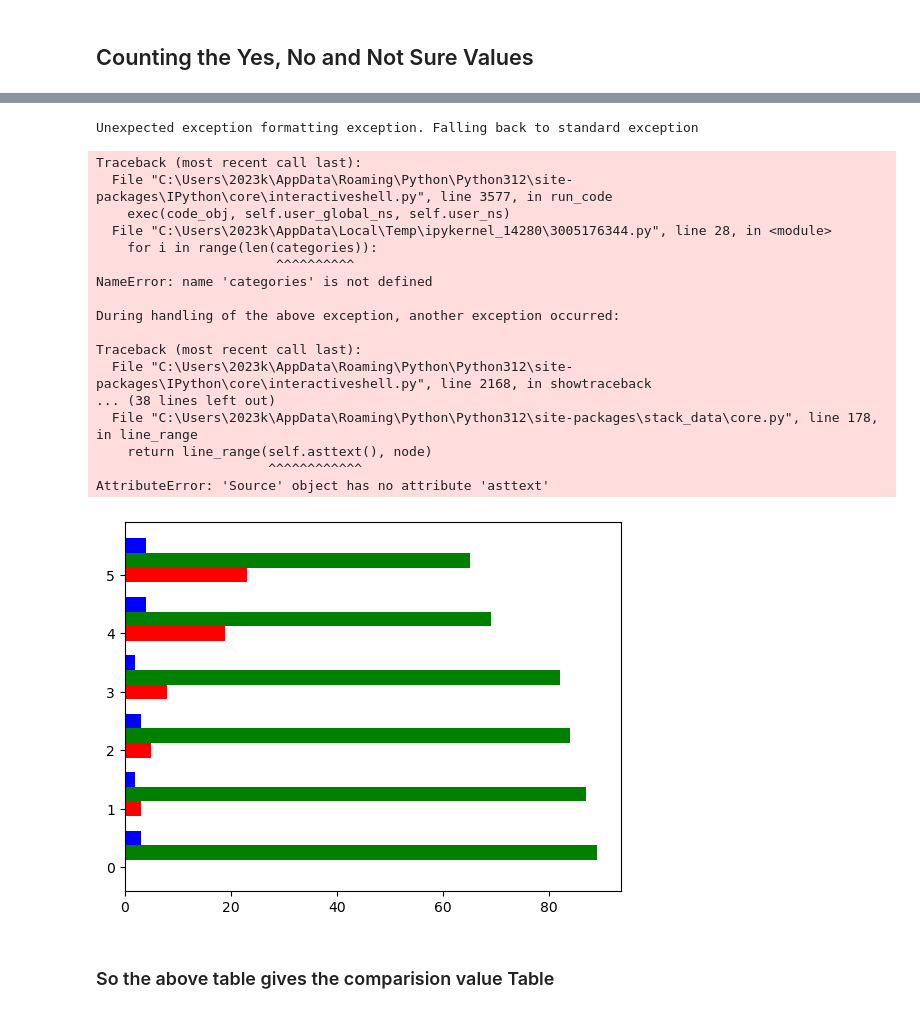
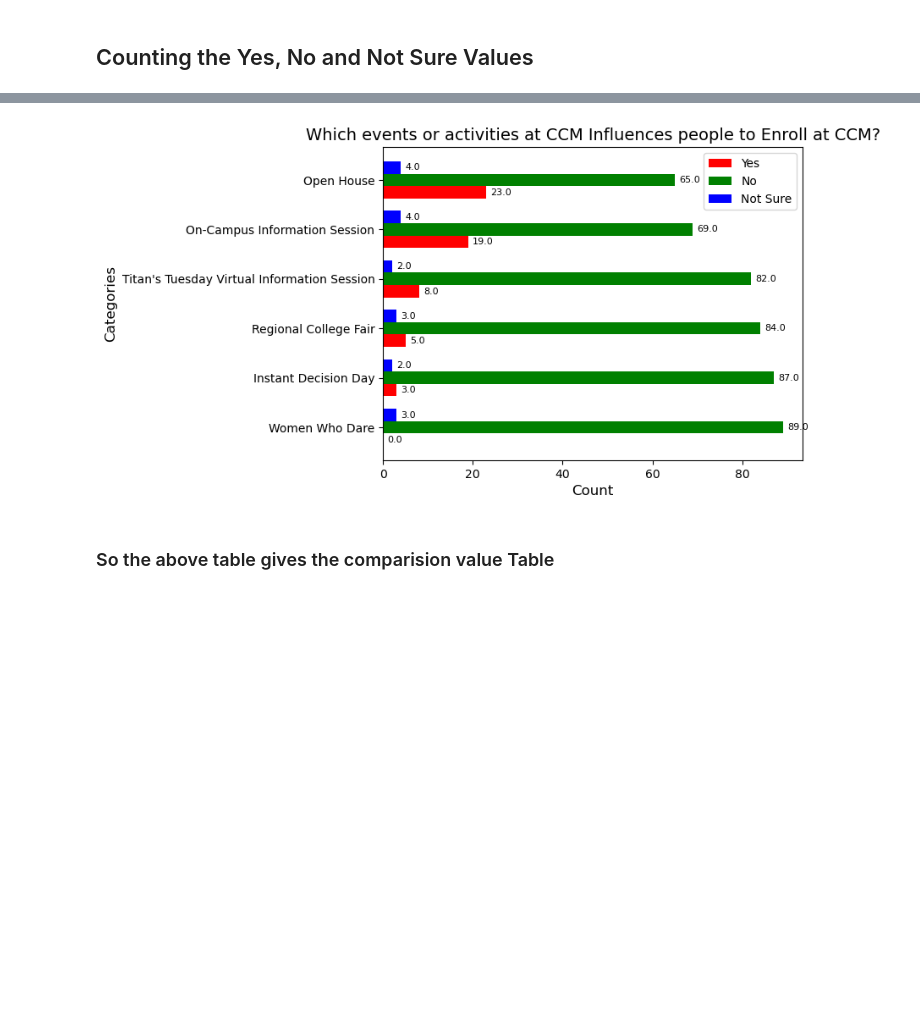
Before and after one commit to Kisshu24/College-Recruitment-Improvement-Study, a Jupyter notebook: project-1_part-3.ipynb, the cells around one changed output, grey strips where cells are left out. Saved outputs shown, nothing was run; the diff lists cells and outputs as text; code cells hidden in the pictures; blank space fills up the shorter version.

```diff
--- a/project-1_part-3.ipynb
+++ b/project-1_part-3.ipynb
@@ -273,59 +226,38 @@ x2b = table2['No'].to_numpy()
 x2c = table2['Not Sure'].to_numpy()
 
 y2 = table2['index'].to_numpy()
-
-# Example data
-
 
 # Define the bar height
 bar_height = 0.25
 
 # Set positions for the bars
 y = np.arange(len(y2))
 a1 = y
 a2 = y + bar_height
 a3 = y + (2 * bar_height)
 
 # Create the horizontal bar chart with different colors for each column
 plt.barh(a1, x2a, height=bar_height, color='red', label='Yes')
 plt.barh(a2, x2b, height=bar_height, color='green', label='No')
 plt.barh(a3, x2c, height=bar_height, color='blue', label='Not Sure')
 
 # Add counts on the bars
-for i in range(len(categories)):
+for i in range(len(y2)):
     plt.text(x2a[i] + 1, a1[i], str(x2a[i]), va='center', fontsize=8)
     plt.text(x2b[i] + 1, a2[i], str(x2b[i]), va='center', fontsize=8)
     plt.text(x2c[i] + 1, a3[i], str(x2c[i]), va='center', fontsize=8)
 
 # Add titles and labels
 plt.title('Which events or activities at CCM Influences people to Enroll at CCM?', fontsize=14)
 plt.ylabel('Categories', fontsize=12)
 plt.xlabel('Count', fontsize=12)
 plt.yticks(y + bar_height, y2)  # Set the y-ticks to match the categories
 plt.legend()
 
 # Show the chart
 plt.show()
 # %% [output]
-Unexpected exception formatting exception. Falling back to standard exception
-Traceback (most recent call last):
-  File "C:\Users\2023k\AppData\Roaming\Python\Python312\site-packages\IPython\core\interactiveshell.py", line 3577, in run_code
-    exec(code_obj, self.user_global_ns, self.user_ns)
-  File "C:\Users\2023k\AppData\Local\Temp\ipykernel_14280\3005176344.py", line 28, in <module>
-    for i in range(len(categories)):
-                       ^^^^^^^^^^
-NameError: name 'categories' is not defined
-
-During handling of the above exception, another exception occurred:
-
-Traceback (most recent call last):
-  File "C:\Users\2023k\AppData\Roaming\Python\Python312\site-packages\IPython\core\interactiveshell.py", line 2168, in showtraceback
-... (38 lines left out)
-  File "C:\Users\2023k\AppData\Roaming\Python\Python312\site-packages\stack_data\core.py", line 178, in line_range
-    return line_range(self.asttext(), node)
-                      ^^^^^^^^^^^^
-AttributeError: 'Source' object has no attribute 'asttext'
-[figure, old version]
+[figure, new version]
 # %% [markdown]
 ### So the above table gives the comparision value Table
 # %% [markdown]
```
Also changed, not shown: parts of 13 cells of this notebook.
